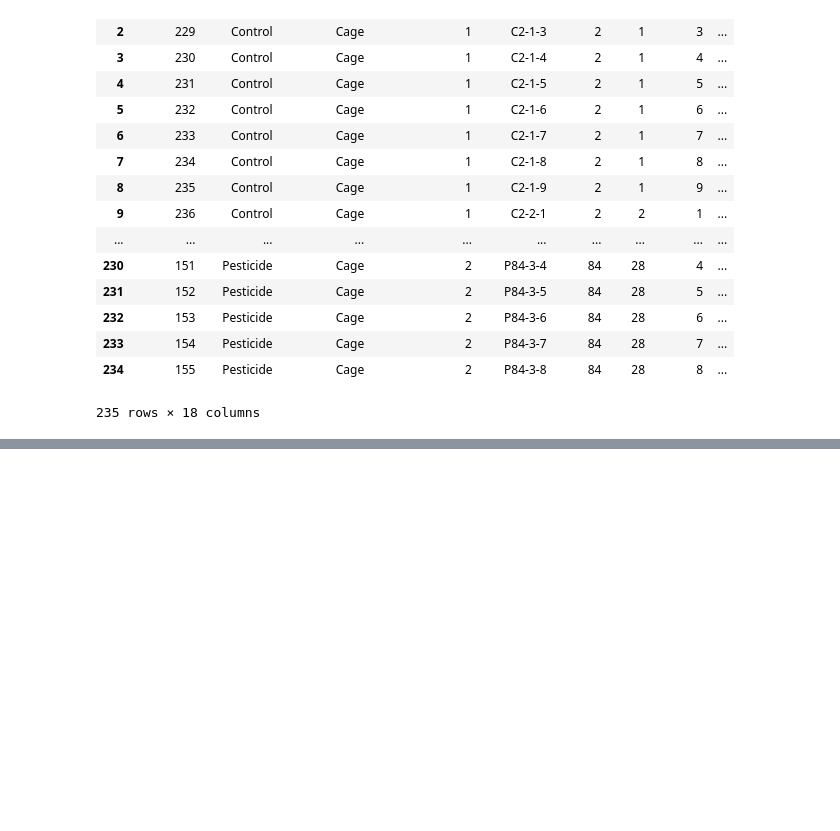
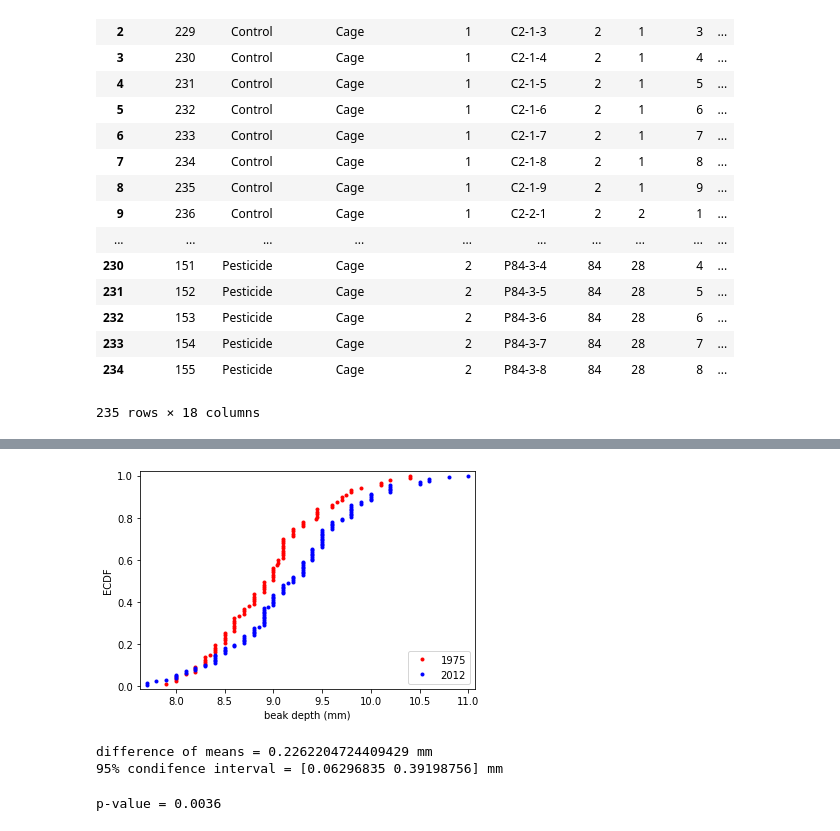
Before and after one commit to thap/python_basics_to_advanced, a Jupyter notebook: statistical_thinking_2/statistical_thinking_2.ipynb, the cells around one changed output, grey strips where cells are left out. Saved outputs shown, nothing was run; the diff lists cells and outputs as text; code cells hidden in the pictures; blank space fills up the shorter version.

```diff
--- a/statistical_thinking_2/statistical_thinking_2.ipynb
+++ b/statistical_thinking_2/statistical_thinking_2.ipynb
@@ -716,0 +881,38 @@ plt.xlabel('millions of alive sperms per half mL)
+# %%
+bd_1975 = scandens.loc[scandens.year == 1975, 'bdepth']
+bd_2012 = scandens.loc[scandens.year == 2012, 'bdepth']
+# %%
+x_1975, y_1975 = ecdf(bd_1975)
+x_2012, y_2012 = ecdf(bd_2012)
+# %%
+plt.plot(x_1975, y_1975, marker='.', linestyle='none', color='red')
+plt.plot(x_2012, y_2012, marker='.', linestyle='none', color='blue')
+plt.margins(0.02)
+plt.xlabel('beak depth (mm)')
+plt.ylabel('ECDF')
+plt.legend(('1975', '2012'), loc='lower right')
+plt.show()
+# %% [output]
+[figure, added]
+# %%
+mean_diff = np.mean(bd_2012) - np.mean(bd_1975)
+bs_replicates_1975 = draw_bs_reps(bd_1975, np.mean, 10000)
+bs_replicates_2012 = draw_bs_reps(bd_2012, np.mean, 10000)
+bs_diff_replicates = bs_replicates_2012 - bs_replicates_1975
+conf_int = np.percentile(bs_diff_replicates, [2.5, 97.5])
+print('difference of means =', mean_diff, 'mm')
+print('95% condifence interval =', conf_int, 'mm')
+# %% [output]
+difference of means = 0.2262204724409429 mm
+95% condifence interval = [0.06296835 0.39198756] mm
+# %%
+combined_mean = np.mean(np.concatenate((bd_1975, bd_2012)))
+bd_1975_shifted = bd_1975 - np.mean(bd_1975) + combined_mean
+bd_2012_shifted = bd_2012 - np.mean(bd_2012) + combined_mean
+bs_replicates_1975 = draw_bs_reps(bd_1975_shifted, np.mean, 10000)
+bs_replicates_2012 = draw_bs_reps(bd_2012_shifted, np.mean, 10000)
+bs_diff_replicates = bs_replicates_2012 - bs_replicates_1975
+pvalue = np.sum(bs_diff_replicates >= mean_diff) / len(bs_diff_replicates)
+print('p-value =', pvalue)
+# %% [output]
+p-value = 0.0036
```
Also changed, not shown: parts of 57 cells of this notebook.
